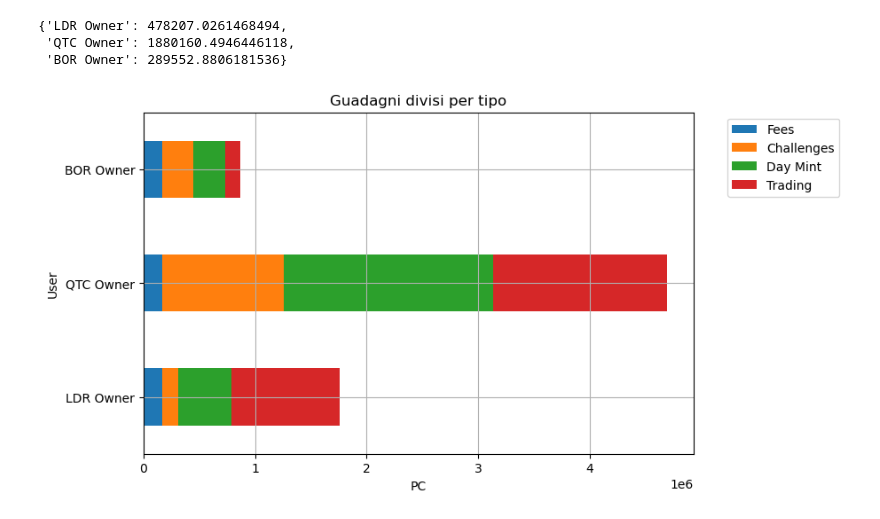
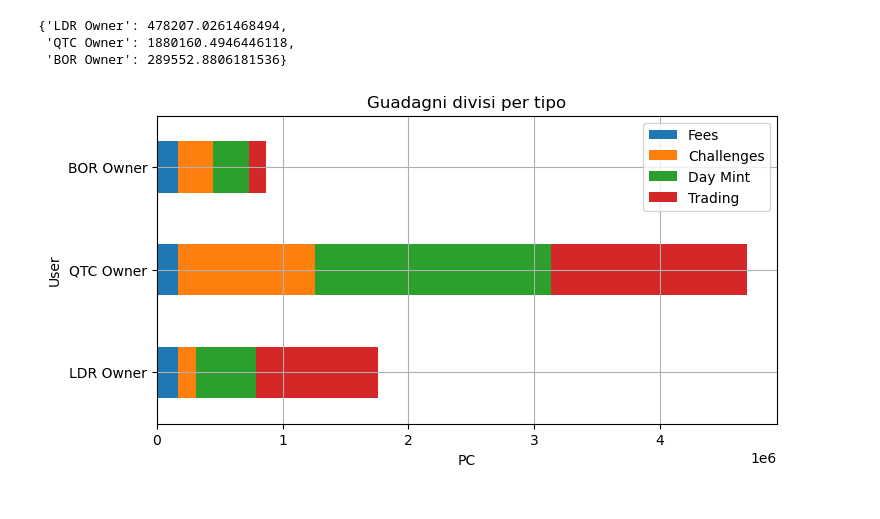
Before and after one commit to Cr3sp1/BlockTrading, a Jupyter notebook: DataAnalysis.ipynb, the cells around one changed output. Saved outputs shown, nothing was run; the diff lists cells and outputs as text; code cells hidden in the pictures.

```diff
--- a/DataAnalysis.ipynb
+++ b/DataAnalysis.ipynb
@@ -327,12 +327,12 @@ earn_df = pd.DataFrame(earn_data)
 earn_df['Trading'] = earn_df['Trading'] - earn_df['Fees'] - earn_df['Challenges'] - earn_df['Day Mint'] - 50000
 # %%
 sources = ['Fees', 'Challenges', 'Day Mint', 'Trading']
-earn_df.plot(kind='barh', x='User', y = sources, grid = True,  figsize=(8, 5), stacked=True,
+earn_df.plot(kind='barh', x='User', y = sources, grid = True,  figsize=(8, 4), stacked=True,
                  title='Guadagni divisi per tipo')
-plt.legend(bbox_to_anchor=(1.05, 1), loc='upper left')
+plt.legend()
 plt.xlabel('PC')
 
 plt.savefig('Graphs/Earnings.png', dpi=300, bbox_inches='tight')
 plt.show()
 # %% [output]
-[figure, old version]
+[figure, new version]
```
